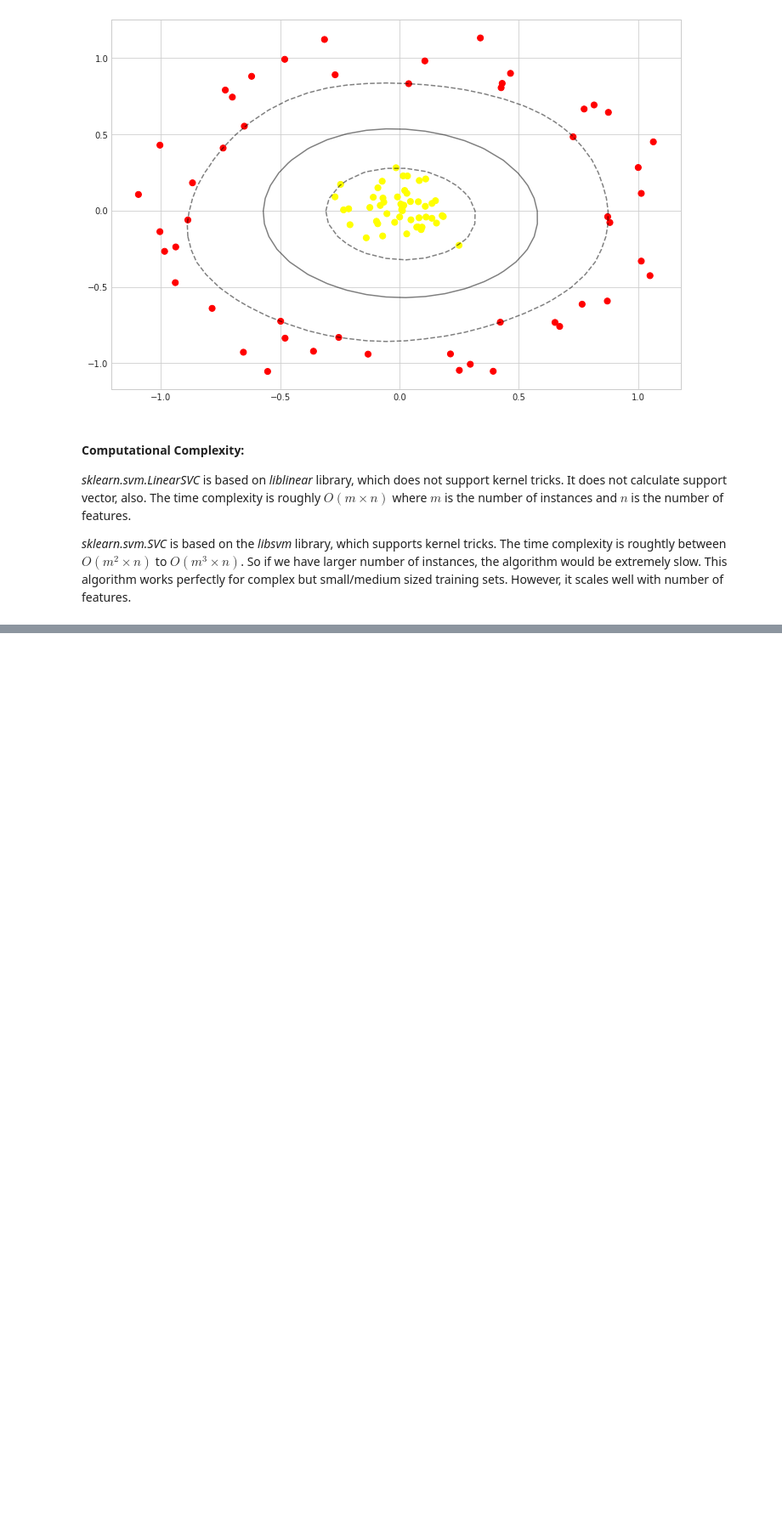
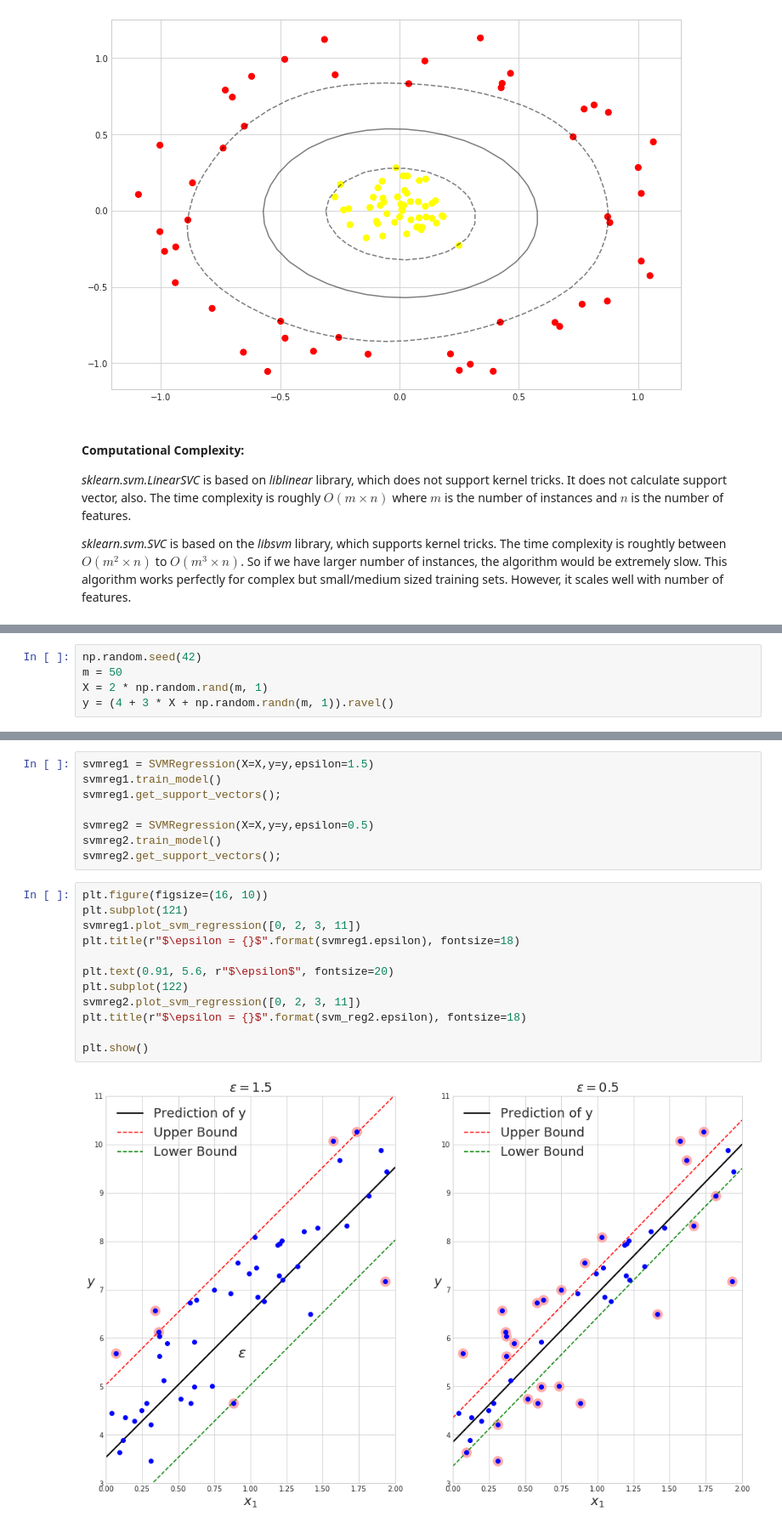
Before and after one commit to wrk1231/DataAnalysis-ML, a Jupyter notebook: SVM.ipynb, the cells around one changed output, grey strips where cells are left out. Shown at 85% size. Saved outputs shown, nothing was run; the diff lists cells and outputs as text; blank space fills up the shorter version.

Commit message:
add SVM regression
add SVM regression

```diff
--- a/SVM.ipynb
+++ b/SVM.ipynb
@@ -654,0 +673,5 @@ plt.scatter(circle_rbf_svm.support_vectors_[:, 0], circle_rbf_svm.support_vector
+# %%
+np.random.seed(42)
+m = 50
+X = 2 * np.random.rand(m, 1)
+y = (4 + 3 * X + np.random.randn(m, 1)).ravel()
@@ -654,0 +722,22 @@ plt.scatter(circle_rbf_svm.support_vectors_[:, 0], circle_rbf_svm.support_vector
+# %%
+svmreg1 = SVMRegression(X=X,y=y,epsilon=1.5)
+svmreg1.train_model()
+svmreg1.get_support_vectors();
+
+svmreg2 = SVMRegression(X=X,y=y,epsilon=0.5)
+svmreg2.train_model()
+svmreg2.get_support_vectors();
+# %%
+plt.figure(figsize=(16, 10))
+plt.subplot(121)
+svmreg1.plot_svm_regression([0, 2, 3, 11])
+plt.title(r"$\epsilon = {}$".format(svmreg1.epsilon), fontsize=18)
+
+plt.text(0.91, 5.6, r"$\epsilon$", fontsize=20)
+plt.subplot(122)
+svmreg2.plot_svm_regression([0, 2, 3, 11])
+plt.title(r"$\epsilon = {}$".format(svm_reg2.epsilon), fontsize=18)
+
+plt.show()
+# %% [output]
+[figure, added]
```
Also changed, not shown: parts of 2 cells of this notebook, 1 other file.
